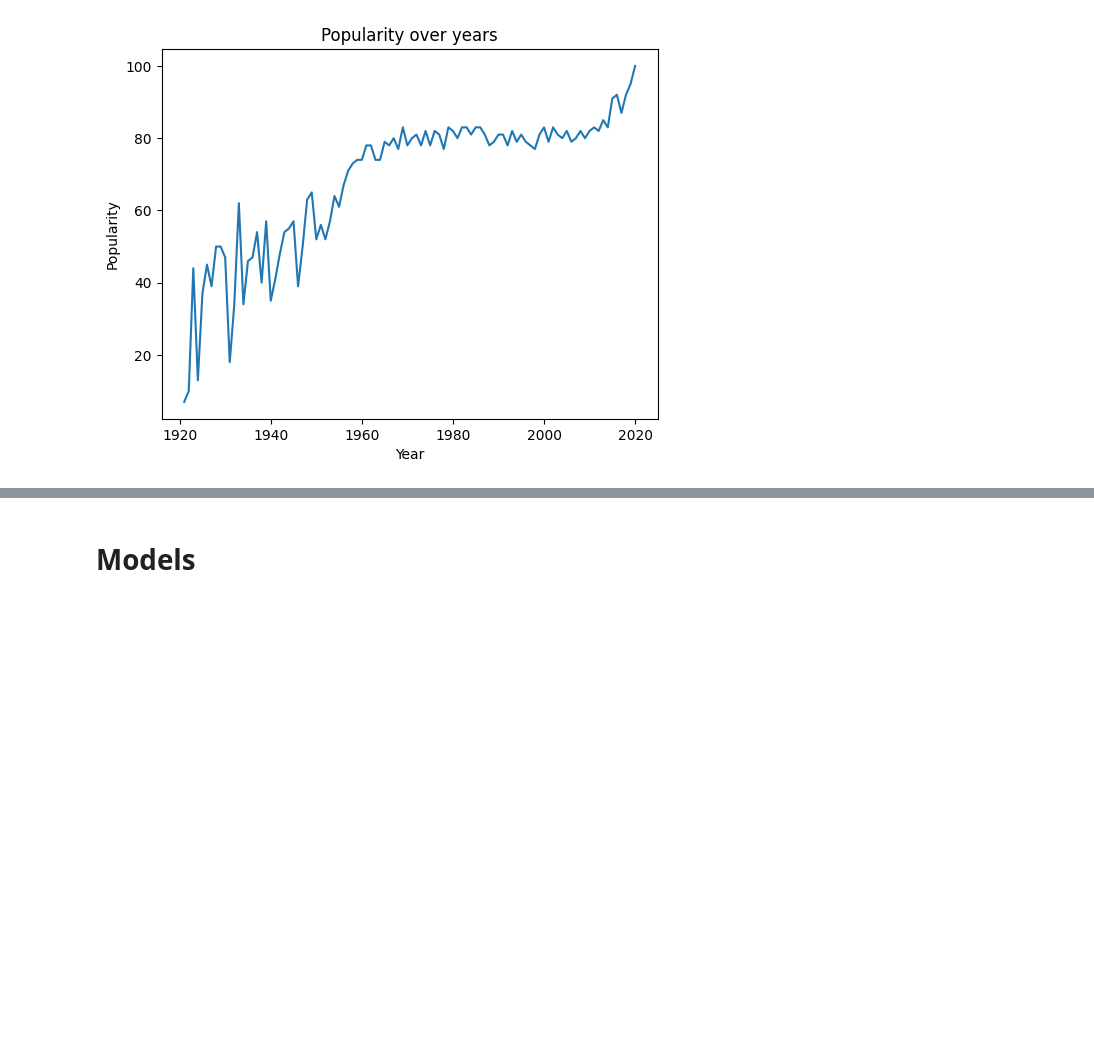
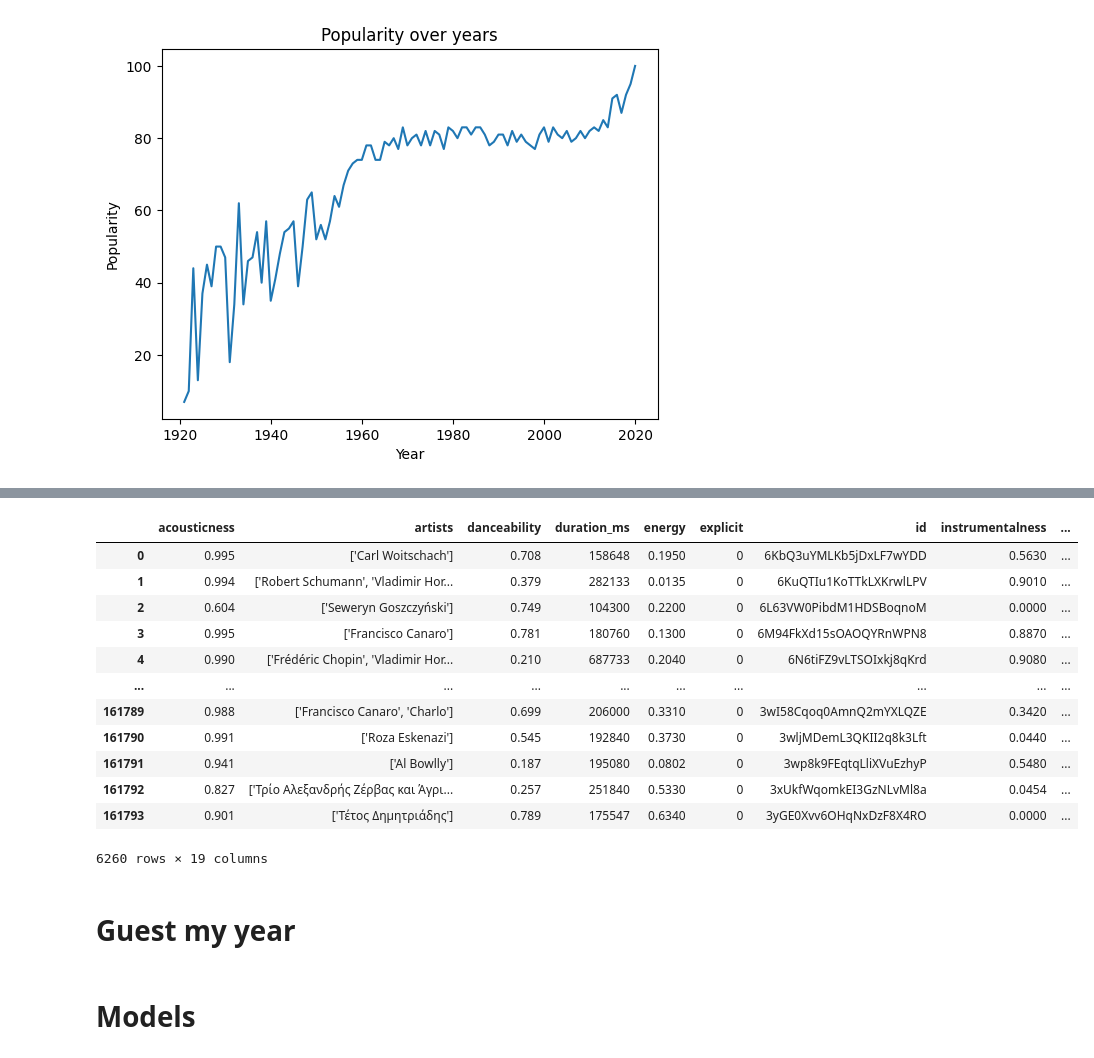
Before and after one commit to Manuela-AYO/DAProject2022, a Jupyter notebook: spotifyAnalysis.ipynb, the cells around one changed output, grey strips where cells are left out. Drawn from its saved outputs; the diff is of its cells as text; code cells hidden in the pictures; blank space fills up the shorter version.

```diff
--- a/spotifyAnalysis.ipynb
+++ b/spotifyAnalysis.ipynb
@@ -1114,3 +1156,21 @@ The model is bad because the coefficient of determination is negative.
+# %%
+df[df["year"] <= 1930]
+# %% [output]
+|  | acousticness | artists | danceability | duration_ms | energy | explicit | id | instrumentalness | ... |
+| 0 | 0.995 | ['Carl Woitschach'] | 0.708 | 158648 | 0.1950 | 0 | 6KbQ3uYMLKb5jDxLF7wYDD | 0.5630 | ... |
+| 1 | 0.994 | ['Robert Schumann', 'Vladimir Hor... | 0.379 | 282133 | 0.0135 | 0 | 6KuQTIu1KoTTkLXKrwlLPV | 0.9010 | ... |
+| 2 | 0.604 | ['Seweryn Goszczyński'] | 0.749 | 104300 | 0.2200 | 0 | 6L63VW0PibdM1HDSBoqnoM | 0.0000 | ... |
+| 3 | 0.995 | ['Francisco Canaro'] | 0.781 | 180760 | 0.1300 | 0 | 6M94FkXd15sOAOQYRnWPN8 | 0.8870 | ... |
+| 4 | 0.990 | ['Frédéric Chopin', 'Vladimir Hor... | 0.210 | 687733 | 0.2040 | 0 | 6N6tiFZ9vLTSOIxkj8qKrd | 0.9080 | ... |
+| ... | ... | ... | ... | ... | ... | ... | ... | ... | ... |
+| 161789 | 0.988 | ['Francisco Canaro', 'Charlo'] | 0.699 | 206000 | 0.3310 | 0 | 3wI58Cqoq0AmnQ2mYXLQZE | 0.3420 | ... |
+| 161790 | 0.991 | ['Roza Eskenazi'] | 0.545 | 192840 | 0.3730 | 0 | 3wljMDemL3QKII2q8k3Lft | 0.0440 | ... |
+| 161791 | 0.941 | ['Al Bowlly'] | 0.187 | 195080 | 0.0802 | 0 | 3wp8k9FEqtqLliXVuEzhyP | 0.5480 | ... |
+| 161792 | 0.827 | ['Τρίο Αλεξανδρής Ζέρβας και Άγρι... | 0.257 | 251840 | 0.5330 | 0 | 3xUkfWqomkEI3GzNLvMl8a | 0.0454 | ... |
+| 161793 | 0.901 | ['Τέτος Δημητριάδης'] | 0.789 | 175547 | 0.6340 | 0 | 3yGE0Xvv6OHqNxDzF8X4RO | 0.0000 | ... |
+6260 rows × 19 columns
+# %% [markdown]
+# Guest my year
 # %% [markdown]
 # Models
 # %% [markdown]
```
Also changed, not shown: parts of 12 cells of this notebook.
